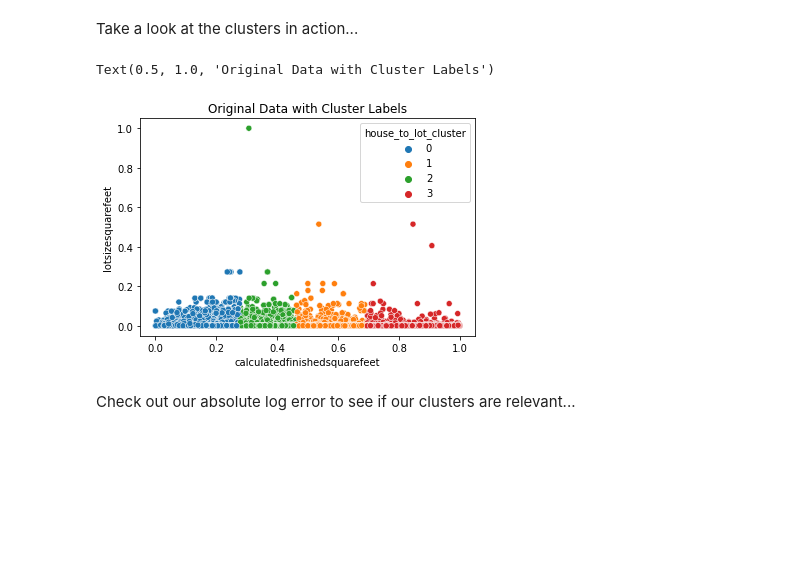
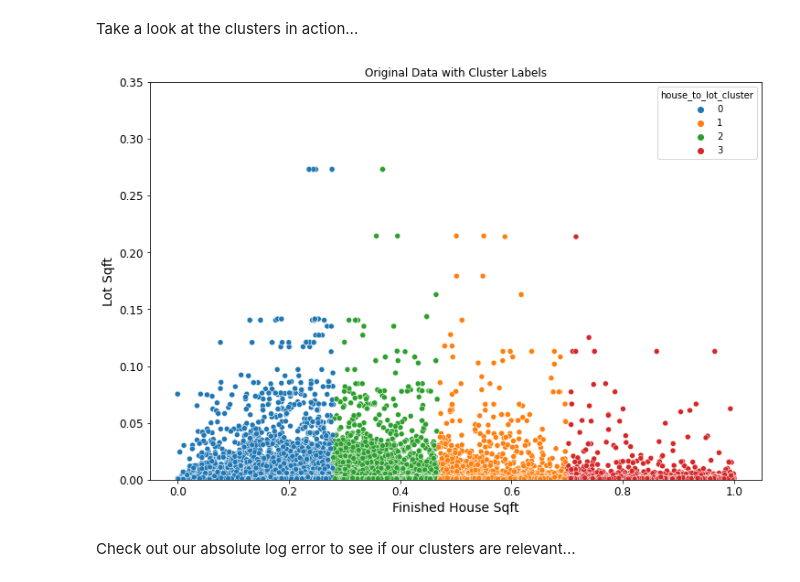
Before and after one commit to jnolf/codeup-clustering-project, a Jupyter notebook: Final_Clustering_Report.ipynb, the cells around one changed output. Cells and saved outputs as stored; diff of their text form; code cells hidden in the pictures; blank space fills up the shorter version.

```diff
--- a/Final_Clustering_Report.ipynb
+++ b/Final_Clustering_Report.ipynb
@@ -578,11 +562,18 @@ ax = sns.stripplot(x=x, y=y, data= train.sample(1000))
 # %% [markdown]
 Take a look at the clusters in action...
 # %%
-sns.scatterplot(x= 'calculatedfinishedsquarefeet', y = 'lotsizesquarefeet', hue='house_to_lot_cluster', data=train)
+plt.figure(figsize = (12,8))
+sns.scatterplot(x= 'calculatedfinishedsquarefeet', y = 'lotsizesquarefeet',
+                hue='house_to_lot_cluster', data=train)
+plt.ylim(0,.35)
 plt.title('Original Data with Cluster Labels')
+plt.xlabel('Finished House Sqft', fontsize = 14)
+plt.xticks(fontsize = 12)
+plt.yticks(fontsize = 12)
+plt.ylabel('Lot Sqft', fontsize = 14)
+plt.show()
 # %% [output]
-Text(0.5, 1.0, 'Original Data with Cluster Labels')
-[figure, old version]
+[figure, new version]
 # %% [markdown]
 Check out our absolute log error to see if our clusters are relevant...
 # %%
```
Also changed, not shown: parts of 34 cells of this notebook.
